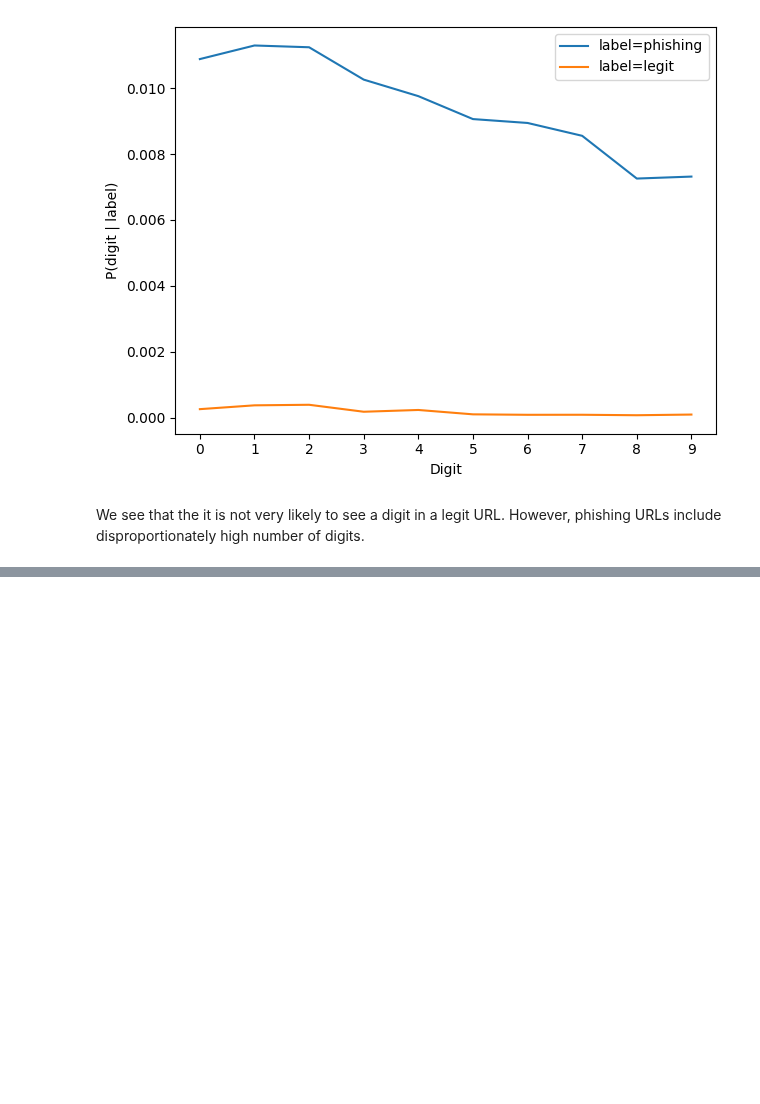
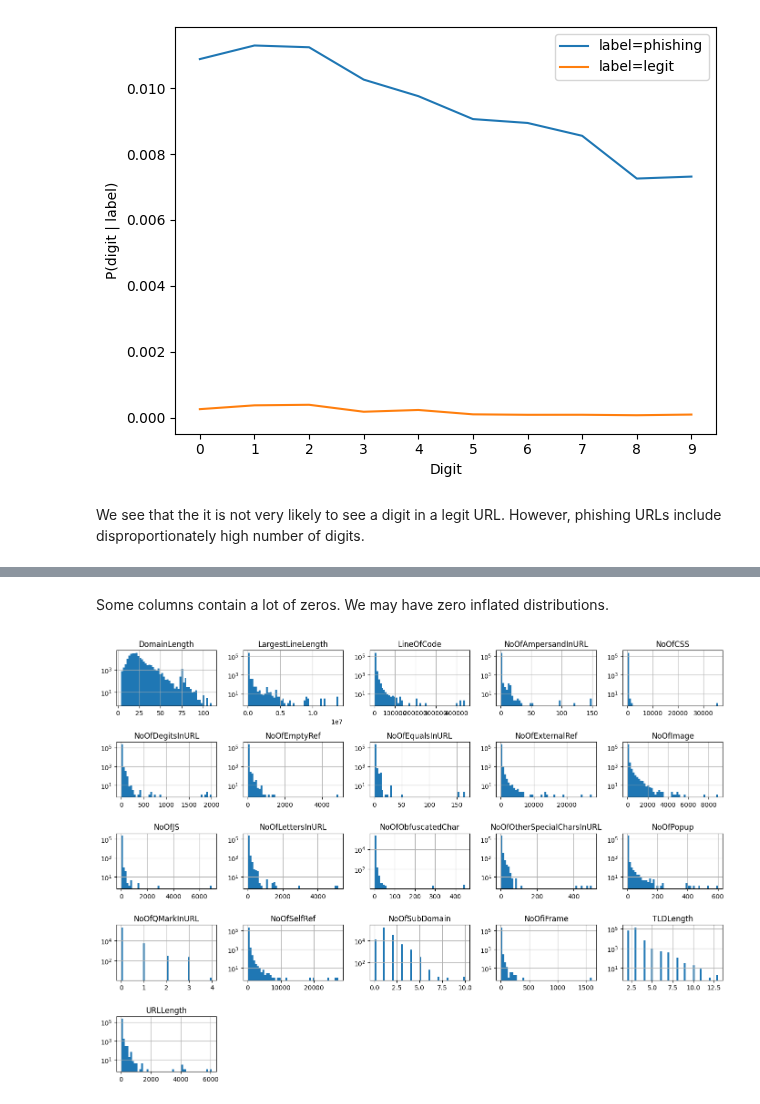
Before and after one commit to BugraAKKUS/Phishing-URL--Website--Detection, a Jupyter notebook: eda_cavus.ipynb, the cells around one changed output, grey strips where cells are left out. Drawn from its saved outputs; the diff is of its cells as text; code cells hidden in the pictures; blank space fills up the shorter version.

```diff
--- a/eda_cavus.ipynb
+++ b/eda_cavus.ipynb
@@ -517,0 +550,13 @@ We see that the it is not very likely to see a digit in a legit URL. However, ph
+# %% [markdown]
+Some columns contain a lot of zeros. We may have zero inflated distributions.
+# %%
+data[count_columns].hist(
+    bins=50,
+    figsize=(14, 10),
+    log=True,  # log-scale y-axis
+)
+
+plt.tight_layout()
+plt.show()
+# %% [output]
+[figure, added]
```
Also changed, not shown: parts of 9 cells of this notebook.
